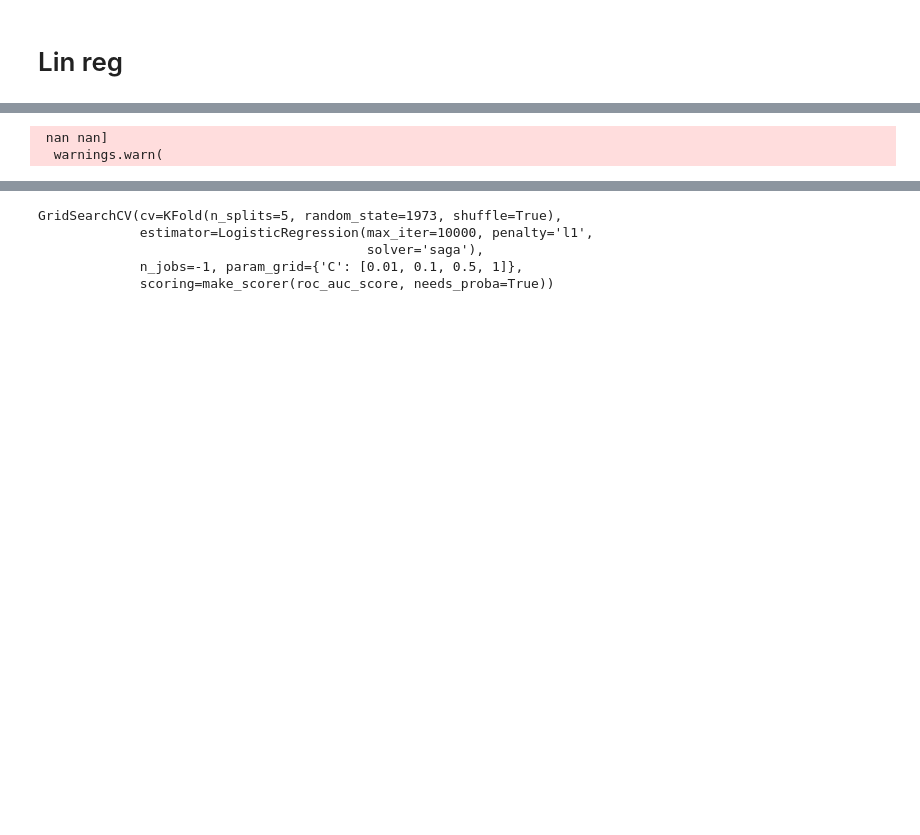
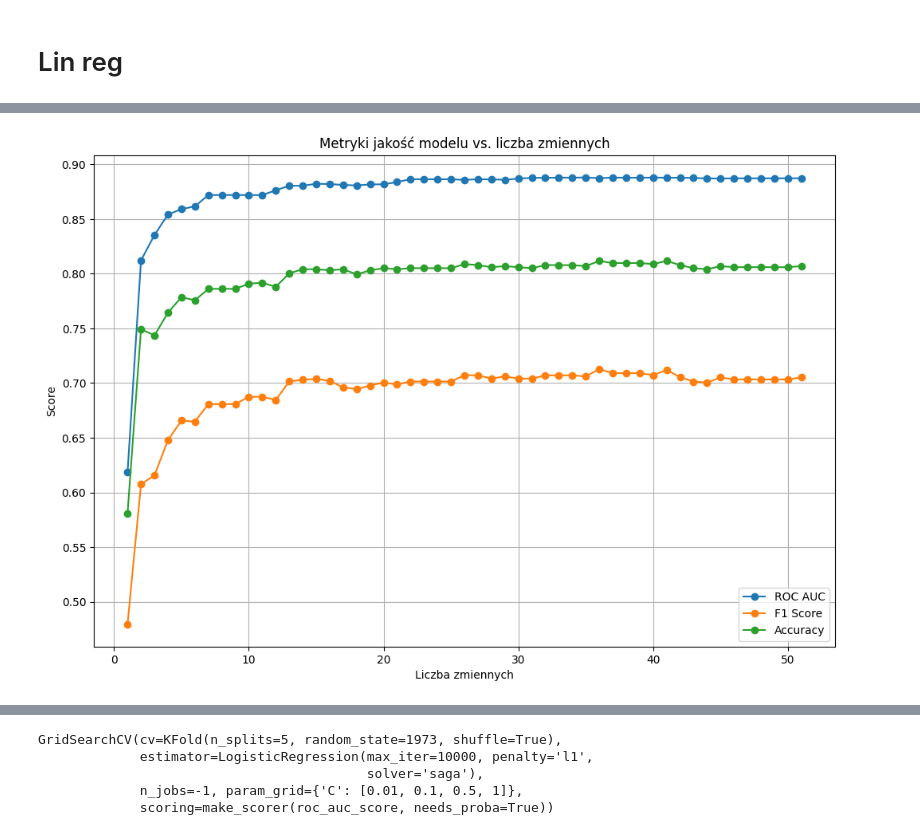
Before and after one commit to GrzegKrajewski/Masters_churn, a Jupyter notebook: code_masters_gk copy.ipynb, the cells around one changed output, grey strips where cells are left out. Cells and saved outputs as stored; diff of their text form; code cells hidden in the pictures; blank space fills up the shorter version.

```diff
--- a/code_masters_gk copy.ipynb
+++ b/code_masters_gk copy.ipynb
@@ -898,0 +963,19 @@ datasets = {
+# %%
+for name, (X_train, y_train, X_test, y_test) in datasets.items():
+    # Check for consistency in the number of samples
+    if X_train.shape[0] != y_train.shape[0] or X_test.shape[0] != y_test.shape[0]:
+        print(f"Skipping {name} due to inconsistent sample sizes.")
+        print(f"X_train shape: {X_train.shape}, y_train shape: {y_train.shape}")
+        print(f"X_test shape: {X_test.shape}, y_test shape: {y_test.shape}")
+        continue
+
+    # Train the model
+    log_reg.fit(X_train, y_train)
+
+    # Make predictions on the test set
+    y_pred_proba = log_reg.predict_proba(X_test)
+
+    # Evaluate the predictions
+    print(f"Evaluating for {name}: X_train shape: {X_train.shape}, X_test shape: {X_test.shape}")
+    simple_eval(y_pred_proba, y_test)
+    print("-" * 50)  # Separator for clarity in output
@@ -898,0 +1000,4 @@ datasets = {
+# %%
+model=LogisticRegression(max_iter=10000)
+# %%
+model.fit(X_train_smoten,y_train_smoten)
@@ -951,19 +1023,0 @@ test_k(selector='SFM')
-# %%
-for name, (X_train, y_train, X_test, y_test) in datasets.items():
-    # Check for consistency in the number of samples
-    if X_train.shape[0] != y_train.shape[0] or X_test.shape[0] != y_test.shape[0]:
-        print(f"Skipping {name} due to inconsistent sample sizes.")
-        print(f"X_train shape: {X_train.shape}, y_train shape: {y_train.shape}")
-        print(f"X_test shape: {X_test.shape}, y_test shape: {y_test.shape}")
-        continue
-
-    # Train the model
-    log_reg.fit(X_train, y_train)
-
-    # Make predictions on the test set
-    y_pred = log_reg.predict(X_test)
-
-    # Evaluate the predictions
-    print(f"Evaluating for {name}: X_train shape: {X_train.shape}, X_test shape: {X_test.shape}")
-    simple_eval(y_pred, y_test)
-    print("-" * 50)  # Separator for clarity in output
@@ -1032,9 +1023,0 @@ grid_search = GridSearchCV(
-# %%
-# Fit GridSearchCV on the SMOTE resampled training data
-grid_search.fit(X_train_res_smote, y_train_res_smote)
-
-# Get the best model from the grid search
-best_model = grid_search.best_estimator_
-# %% [output]
- nan nan]
-  warnings.warn(
@@ -1040,0 +1078,4 @@ best_model = grid_search.best_estimator_
+# %%
+test_forward()
+# %% [output]
+[figure, added]
```
Also changed, not shown: parts of 87 cells of this notebook.
